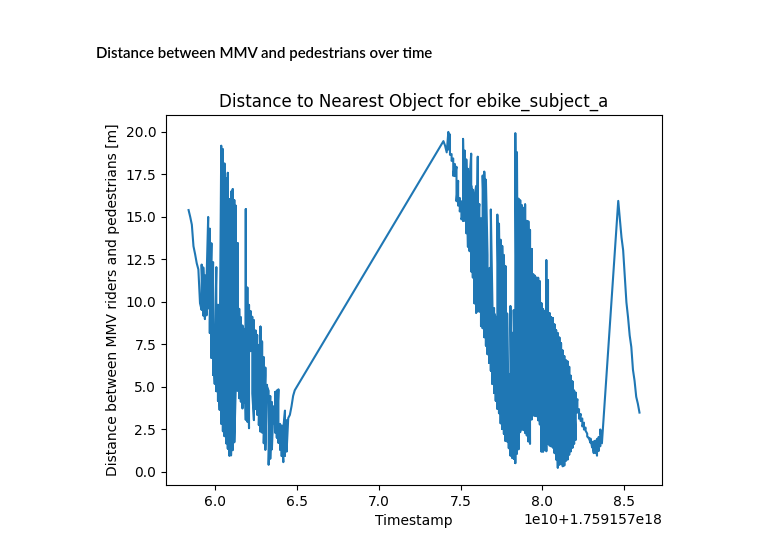
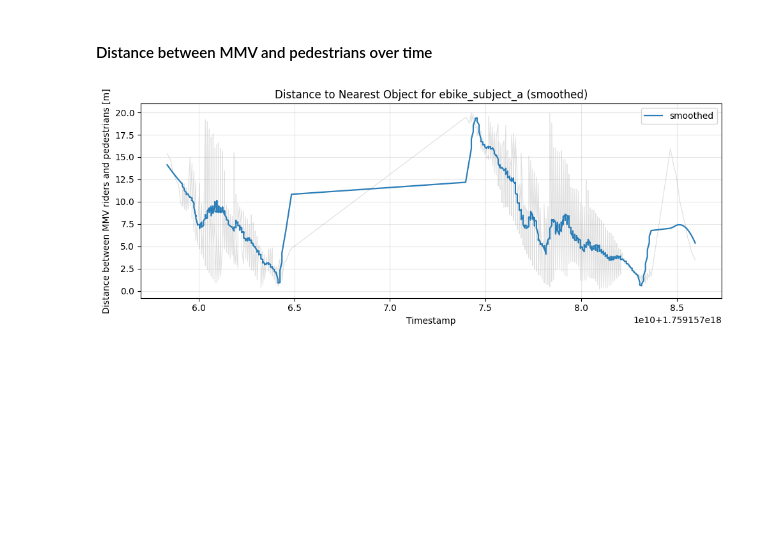
Before and after one commit to timentpe/Micro_mob, a Jupyter notebook: antoine.ipynb, the cells around one changed output. Saved outputs shown, nothing was run; the diff lists cells and outputs as text; code cells hidden in the pictures; blank space fills up the shorter version.

```diff
--- a/antoine.ipynb
+++ b/antoine.ipynb
@@ -79,0 +93,15 @@ for key in sensors:
+# %%
+# Regroup the trials
+# each trial corresponds to a couple [ebike, escooter]
+
+# let's convert the date_gopro columns to datetime objects
+for df in sensors.values():
+    df['date_gopro'] = pd.to_datetime(df['date_gopro'])
+
+# let's create a list of the first date_gopro for each dataframe sensors
+trial_starts = []
+for key, df in sensors.items():
+    trial_starts.append((key, df['date_gopro'].min()))
+trial_starts = sorted(trial_starts, key=lambda x: x[1])
+
+trial_starts
@@ -108,30 +201,80 @@ plt.show()
 # %%
 # Link sensors to other_road_users dataframes with the column 'frame_index'
 
 linked_data = {}
 for key in sensors:
     if key in other_road_users:
         sensor_df = sensors[key]
         oru_df = other_road_users[key]
         if 'frame_index' in sensor_df.columns and 'frame_index' in oru_df.columns:
             merged_df = pd.merge(sensor_df, oru_df, on='frame_index', suffixes=('_sensor', '_oru'))
             linked_data[key] = merged_df
         else:
             print(f"Skipping {key}: 'frame_index' column not found in one of the dataframes")
     else:
         print(f"Skipping {key}: no matching other_road_users dataframe found")
 
-# Plot the distance over frame_index for linked data
-for key in linked_data:
-    df = linked_data[key]
-    if 'distance' in df.columns:
-        plt.figure()
-        plt.plot(df['timestamp'], df['distance'])
-        plt.title(f'Distance to Nearest Object for {key}')
-        plt.xlabel('Timestamp')
-        plt.ylabel('Distance between MMV riders and pedestrians [m]')
-        plt.show()
+# Plot smoothed distance over time for linked data
+
+from math import ceil
+
+
+for key, df in linked_data.items():
+    if 'distance' not in df.columns:
+        print(f"Skipping plot for {key}: 'distance' column not found")
+        continue
+
+    # Work on a copy and ensure data sorted by timestamp (if present)
+    df_plot = df.copy()
+    if 'timestamp' in df_plot.columns:
+        df_plot = df_plot.sort_values('timestamp')
+        x = df_plot['timestamp']
     else:
-        print(f"Skipping plot for {key}: 'distance_to_nearest_object [m]' column not found")
+        # fallback to frame_index or integer index
+        if 'frame_index' in df_plot.columns:
+            x = df_plot['frame_index']
+        else:
+            x = pd.RangeIndex(len(df_plot))
+
+    y = pd.to_numeric(df_plot['distance'], errors='coerce').fillna(method='ffill').fillna(method='bfill').to_numpy()
+
+    # Choose smoothing method
+    y_smooth = None
+    # Savitzky-Golay preferred (requires scipy)
+    try:
+        from scipy.signal import savgol_filter
+        # window length: odd integer, chosen as a fraction of signal length
+        savgol_frac = 0.05            # fraction of samples used for window (adjust 0.02..0.2)
+        win = max(5, int(len(y) * savgol_frac))
+        if win % 2 == 0:
+            win += 1
+        # ensure window <= len(y)
+        win = min(win, len(y) if len(y) % 2 == 1 else max(1, len(y)-1))
+        if win < 3:
+            # too small, fall back to rolling mean
+            raise RuntimeError("window too small for savgol")
+        y_smooth = savgol_filter(y, window_length=win, polyorder=2)
+    except Exception:
+        # fallback: centered rolling mean
+        rolling_frac = 0.05          # fraction used for rolling window (adjust 0.01..0.2)
+        win = max(3, int(len(y) * rolling_frac))
+        if win % 2 == 0:
+            win += 1
+        # pandas rolling requires window >= 1
+        win = max(1, win)
+        y_smooth = pd.Series(y).rolling(window=win, center=True, min_periods=1).mean().to_numpy()
+
+    # Plot: raw (faint) + smoothed
+    plt.figure(figsize=(10, 4))
+    plt.plot(x, y, color='gray', alpha=0.25, linewidth=0.8, label='raw' if False else '_nolegend_')
+    plt.plot(x, y_smooth, color='tab:blue', alpha=0.95, linewidth=1.6, label='smoothed')
+
+    plt.title(f'Distance to Nearest Object for {key} (smoothed)')
+    plt.xlabel('Timestamp' if 'timestamp' in df_plot.columns else 'Index')
+    plt.ylabel('Distance between MMV riders and pedestrians [m]')
+    plt.legend()
+    plt.grid(alpha=0.3)
+    plt.tight_layout()
+    plt.show()
 # %% [output]
-[figure, old version]
+[figure, new version]
```
Also changed, not shown: parts of 13 cells of this notebook.
